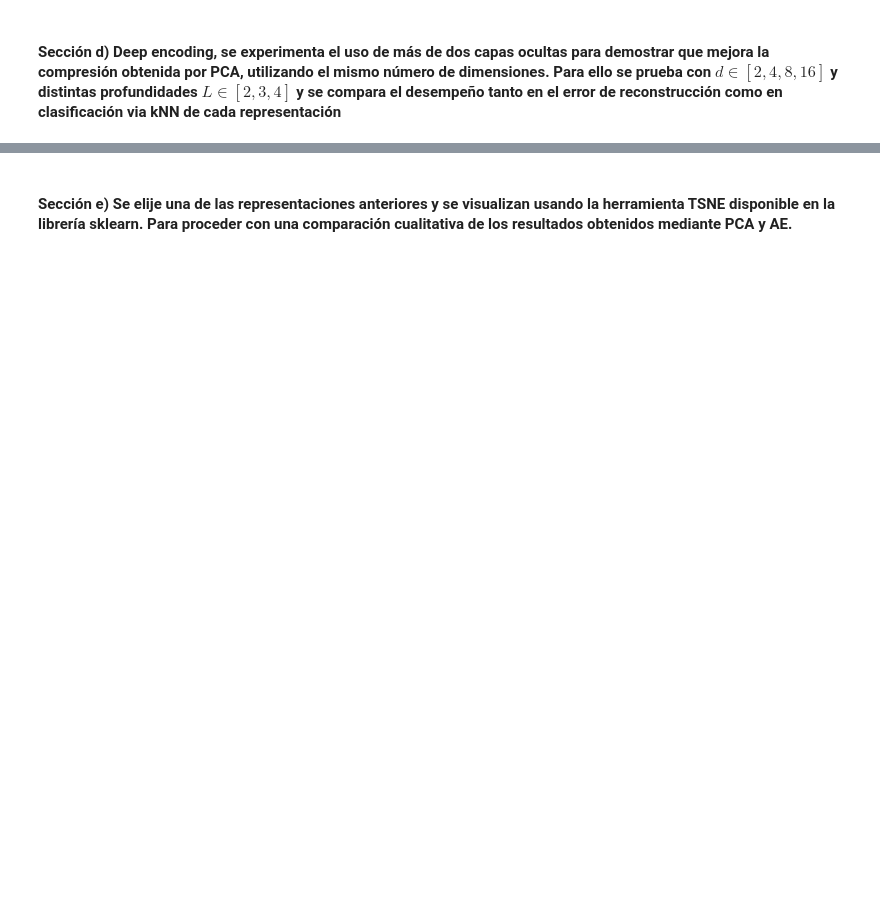
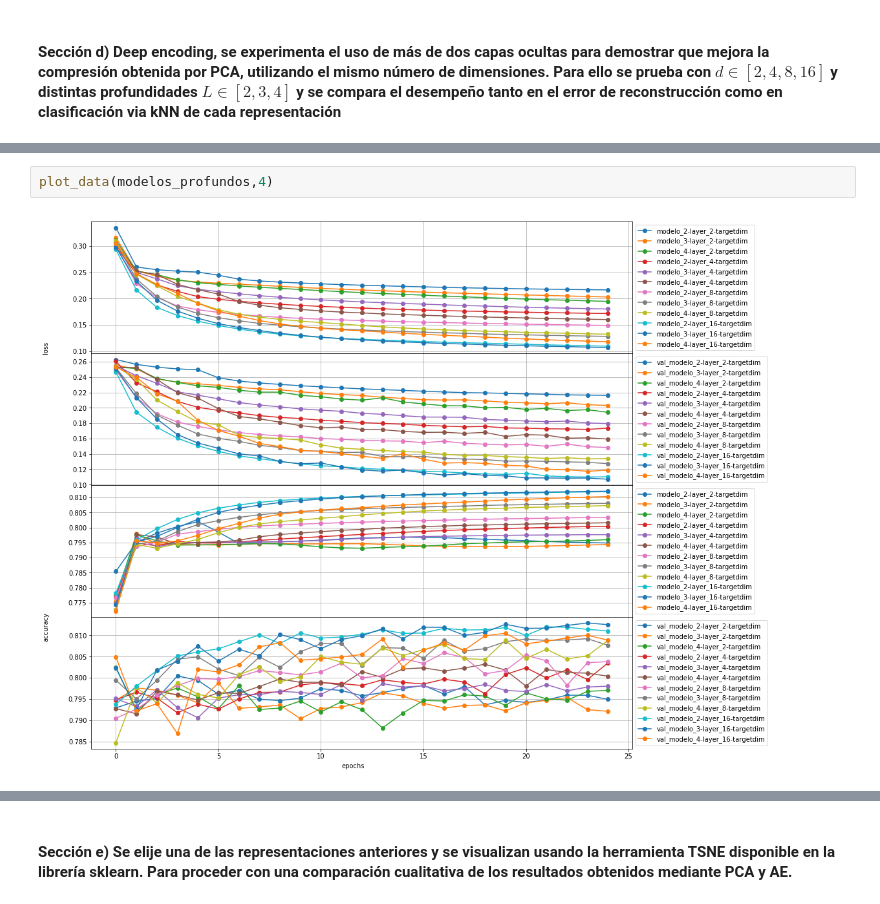
Before and after one commit to Caimapo/ANN, a Jupyter notebook: Tarea 2/Part 3 Autoencoders (AEs) in MNIST/Part 3 Autoencoders (AEs) in MNIST.ipynb, the cells around one changed output, grey strips where cells are left out. Drawn from its saved outputs; the diff is of its cells as text; blank space fills up the shorter version.

```diff
--- a/Tarea 2/Part 3 Autoencoders (AEs) in MNIST/Part 3 Autoencoders (AEs) in MNIST.ipynb
+++ b/Tarea 2/Part 3 Autoencoders (AEs) in MNIST/Part 3 Autoencoders (AEs) in MNIST.ipynb
@@ -148,0 +486,4 @@ pca.fit(x_train)
+# %%
+plot_data(modelos_profundos,4)
+# %% [output]
+[figure, added]
```
Also changed, not shown: parts of 76 cells of this notebook, 12 other files.
